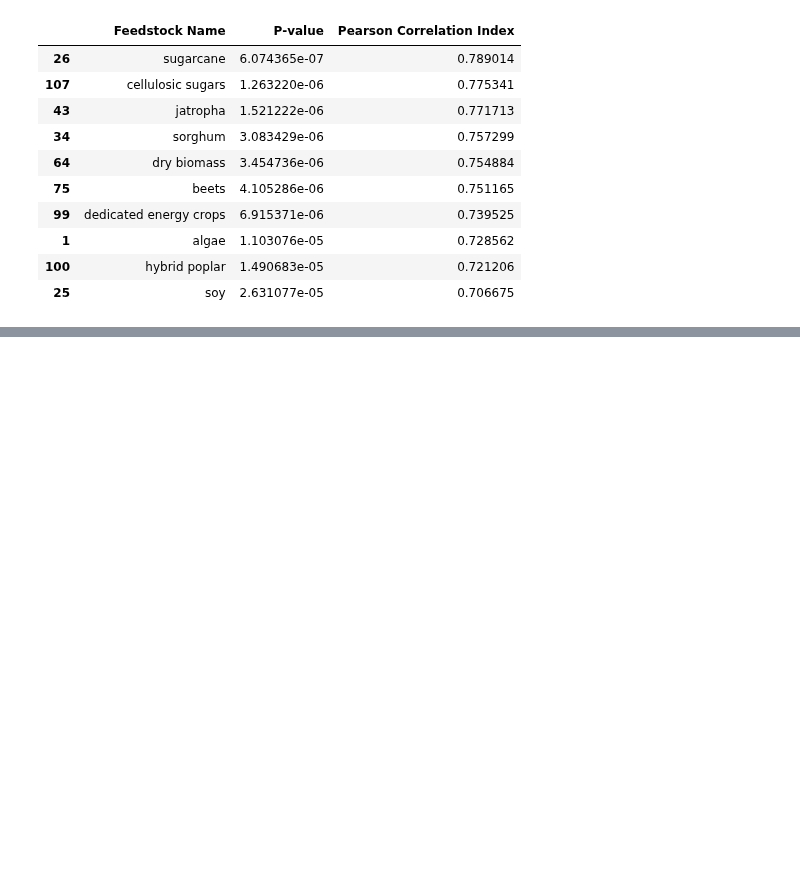
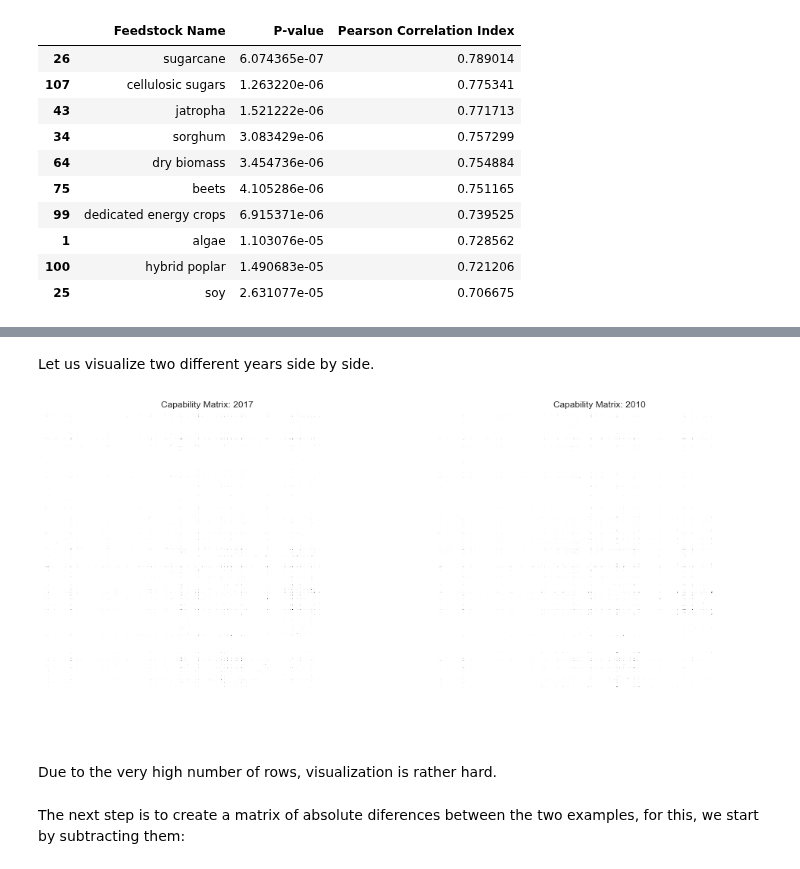
Before and after one commit to duarteocarmo/technological_capabilities, a Jupyter notebook: notebooks/2_2_Capability Correlations_Time.ipynb, the cells around one changed output, grey strips where cells are left out. Saved outputs shown, nothing was run; the diff lists cells and outputs as text; code cells hidden in the pictures; blank space fills up the shorter version.

Commit message:
Added in depth year comparison.

```diff
--- a/notebooks/2_2_Capability Correlations_Time.ipynb
+++ b/notebooks/2_2_Capability Correlations_Time.ipynb
@@ -769,0 +779,29 @@ TOP 10:
+# %% [markdown]
+Let us visualize two different years side by side.
+# %%
+## call functions
+first_year = 2017
+second_year = 2010
+colors = 'binary'
+fst_year_matrix = get_year_matrix(first_year, normalization=False)
+scnd_year_matrix = get_year_matrix(second_year, normalization=False)
+
+# create a subplot
+plt.subplots(2,1,figsize=(17,17))
+
+# first heatmap
+plt.subplot(121)
+sns.heatmap(fst_year_matrix, cmap=colors,  cbar=None, square=True, xticklabels=False, yticklabels=False)
+plt.title('Capability Matrix: {}'.format(first_year))
+
+# second heatmap
+plt.subplot(122)
+sns.heatmap(scnd_year_matrix, cmap=colors, cbar=None, square=True, xticklabels=False, yticklabels=False)
+plt.title('Capability Matrix: {}'.format(second_year))
+plt.show()
+# %% [output]
+[figure, added]
+# %% [markdown]
+Due to the very high number of rows, visualization is rather hard.
+# %% [markdown]
+The next step is to create a matrix of absolute diferences between the two examples, for this, we start by subtracting them:
```
Also changed, not shown: parts of 15 cells of this notebook.
